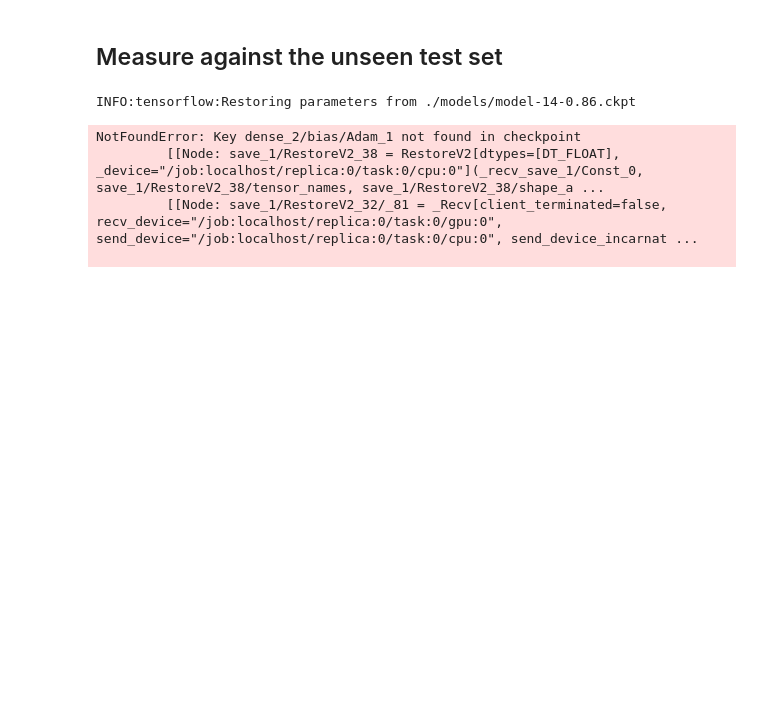
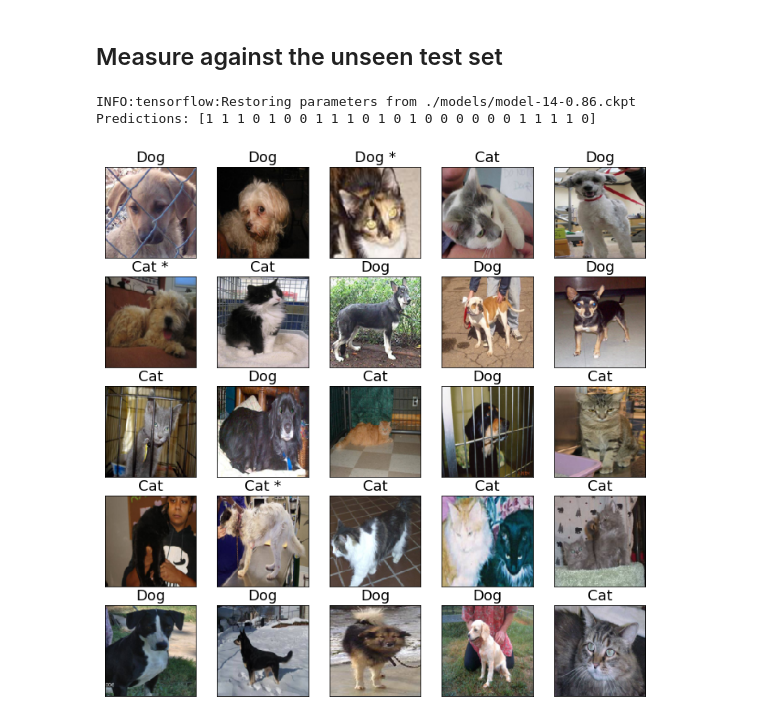
Before and after one commit to chasingbob/pycon2017, a Jupyter notebook: train.ipynb, the cells around one changed output. Saved outputs shown, nothing was run; the diff lists cells and outputs as text; code cells hidden in the pictures; blank space fills up the shorter version.

```diff
--- a/train.ipynb
+++ b/train.ipynb
@@ -192,5 +226,5 @@ plt.show()
 # %%
-X_train, X_val, Y_train, Y_val = train_test_split(images, labels, test_size=0.10, random_state=41)
+X_train, X_val, Y_train, Y_val = train_test_split(images, labels, test_size=0.25, random_state=41)
 X_val, X_test, y_val, y_test = train_test_split(X_val, Y_val, test_size=0.5, random_state=41)
 # %%
 X_train.shape
@@ -345,34 +379,31 @@ with tf.Session() as sess:
 # %%
 with tf.Session() as sess:
     #init.run()
     saver.restore(sess, './models/model-14-0.86.ckpt')
 
     correct = 0
     Y_pred = []
 
     acc = sess.run(accuracy, feed_dict={X:X_test, y: y_test})
-    print('Test accuracy: {}'.format(acc))
+    #print('Test accuracy: {}'.format(acc))
 
-
-    predictions = predictor.eval(feed_dict={X: X_test[0:25], y: y_test[:25]})
+    predictions = predictor.eval(feed_dict={X: X_test[75:100], y: y_test[75:100]})
     print('Predictions: {}'.format(predictions))
 
     num = 1
     fig = plt.figure()
     fig.set_figheight(12)
     fig.set_figwidth(12)
-    for pred, _y, img in zip(predictions, y_test[:25], X_test[0:25]):
+    for pred, _y, img in zip(predictions, y_test[75:100], X_test[75:100]):
         sub = fig.add_subplot(5,5,num)
         sub.imshow(img)
         plt.title(get_label(pred, _y), fontsize=18)
         sub.axes.get_xaxis().set_visible(False)
         sub.axes.get_yaxis().set_visible(False)
 
         num += 1
     plt.show()
 # %% [output]
 INFO:tensorflow:Restoring parameters from ./models/model-14-0.86.ckpt
+Predictions: [1 1 1 0 1 0 0 1 1 1 0 1 0 1 0 0 0 0 0 0 1 1 1 1 0]
-NotFoundError: Key dense_2/bias/Adam_1 not found in checkpoint
-         [[Node: save_1/RestoreV2_38 = RestoreV2[dtypes=[DT_FLOAT], _device="/job:localhost/replica:0/task:0/cpu:0"](_recv_save_1/Const_0, save_1/RestoreV2_38/tensor_names, save_1/RestoreV2_38/shape_a ...
-         [[Node: save_1/RestoreV2_32/_81 = _Recv[client_terminated=false, recv_device="/job:localhost/replica:0/task:0/gpu:0", send_device="/job:localhost/replica:0/task:0/cpu:0", send_device_incarnat ...
-
+[figure, added]
```
Also changed, not shown: parts of 24 cells of this notebook.
